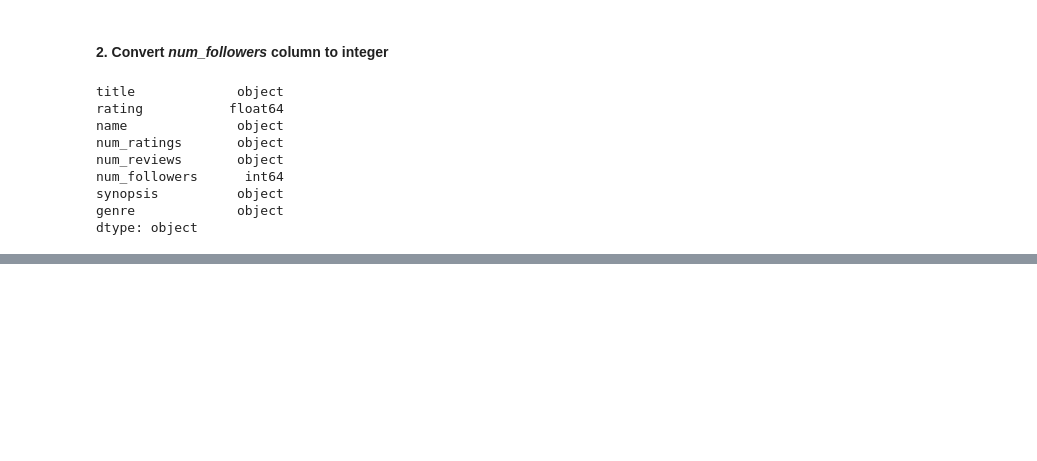
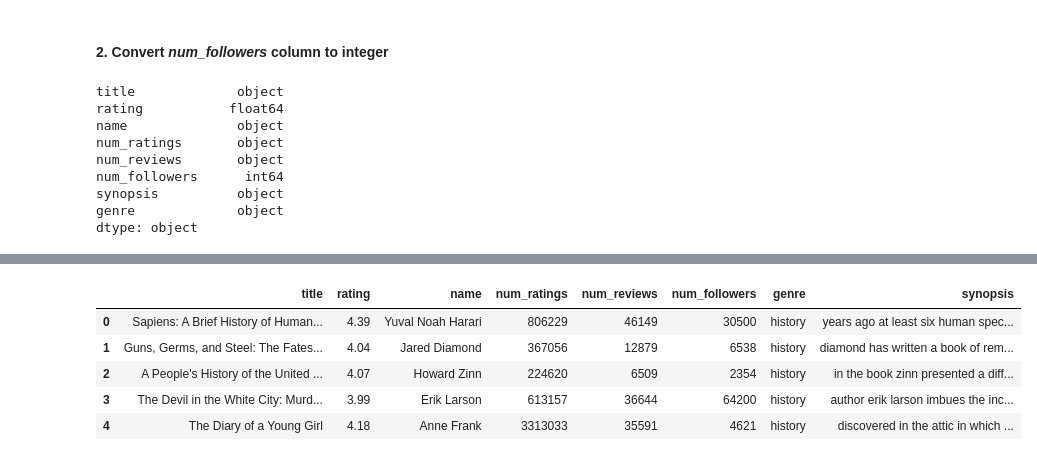
Before and after one commit to srkcheema/SentimentAnalysis, a Jupyter notebook: GenreClassification.ipynb, the cells around one changed output, grey strips where cells are left out. Saved outputs shown, nothing was run; the diff lists cells and outputs as text; code cells hidden in the pictures; blank space fills up the shorter version.

Commit message:
Data Cleaning 2.0

```diff
--- a/GenreClassification.ipynb
+++ b/GenreClassification.ipynb
@@ -107,0 +130,2 @@ dtype: object
+# %%
+df["num_ratings"] = df['num_ratings'].apply(rev_clean)
@@ -107,0 +152,13 @@ dtype: object
+# %%
+import string
+def clean_text(text):
+    text = str(text).lower()                                          #Lowering the case
+    text = re.sub('\[.*?\]', '', text)                                #Remove any text in the square brackets
+    text = re.sub('https?://\S+|www\.\S+', '', text)                  #Remove any links present
+    text = re.sub('<.*?>+', '', text)
+    text = re.sub('[%s]' % re.escape(string.punctuation), '', text)   #Remove punctuation
+    text = re.sub('\n', '', text)                                     #Removing the next line character
+    text = re.sub('\w*\d\w*', '', text)                               #Removing the words contaitning numbers
+    return text
+# %%
+df['synopsis_clean'] = df['synopsis'].apply(clean_text)
@@ -107,0 +181,12 @@ dtype: object
+# %%
+df.drop(columns = ['synopsis'], inplace=True)
+df.rename(columns = {'synopsis_clean': 'synopsis'}, inplace=True)
+# %%
+df.head()
+# %% [output]
+|  | title | rating | name | num_ratings | num_reviews | num_followers | genre | synopsis |
+| 0 | Sapiens: A Brief History of Human... | 4.39 | Yuval Noah Harari | 806229 | 46149 | 30500 | history | years ago at least six human spec... |
+| 1 | Guns, Germs, and Steel: The Fates... | 4.04 | Jared Diamond | 367056 | 12879 | 6538 | history | diamond has written a book of rem... |
+| 2 | A People's History of the United ... | 4.07 | Howard Zinn | 224620 | 6509 | 2354 | history | in the book zinn presented a diff... |
+| 3 | The Devil in the White City: Murd... | 3.99 | Erik Larson | 613157 | 36644 | 64200 | history | author erik larson imbues the inc... |
+| 4 | The Diary of a Young Girl | 4.18 | Anne Frank | 3313033 | 35591 | 4621 | history | discovered in the attic in which ... |
```
Also changed, not shown: parts of 8 cells of this notebook.
